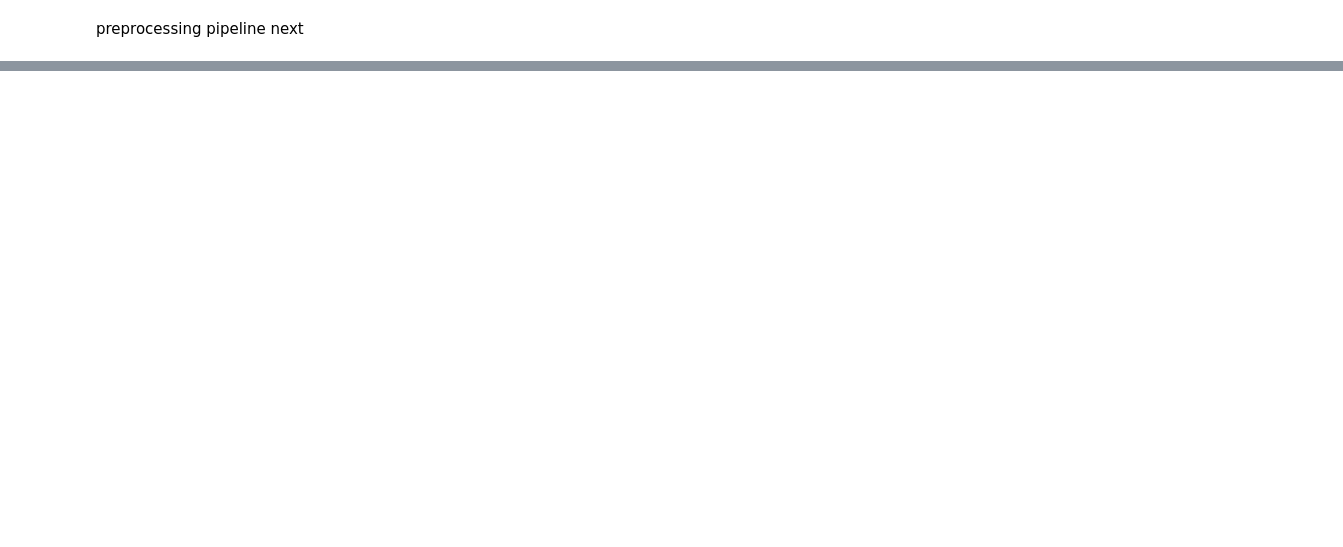
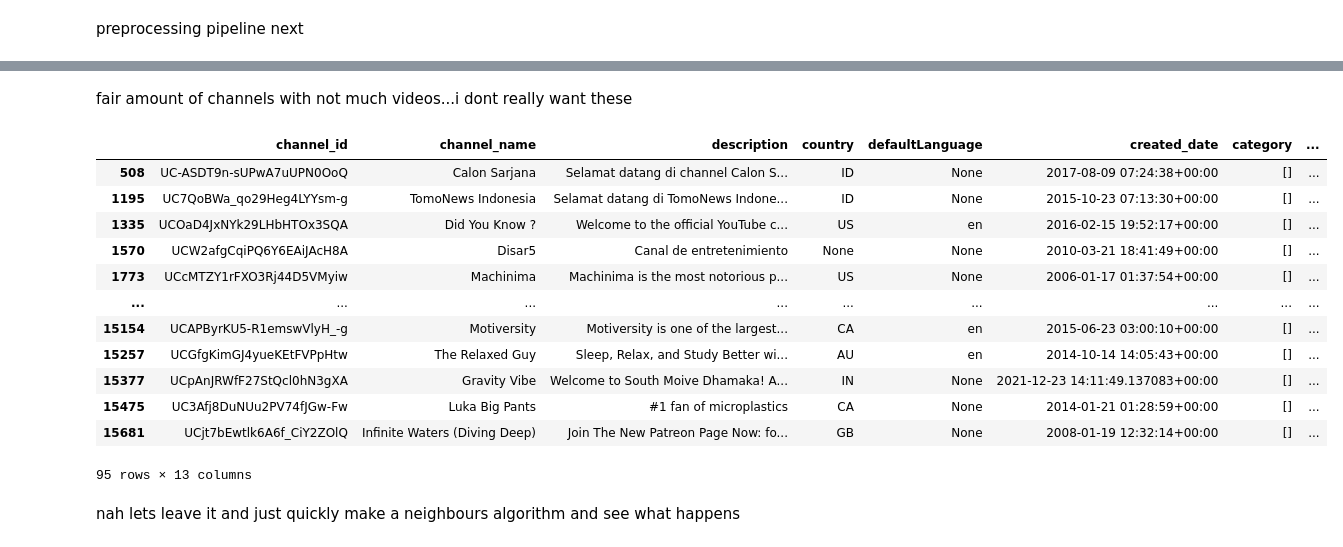
Before and after one commit to ricd99/ytrec, a Jupyter notebook: notebooks/EDA.ipynb, the cells around one changed output, grey strips where cells are left out. Saved outputs shown, nothing was run; the diff lists cells and outputs as text; code cells hidden in the pictures; blank space fills up the shorter version.

```diff
--- a/notebooks/EDA.ipynb
+++ b/notebooks/EDA.ipynb
@@ -154,0 +225,20 @@ preprocessing pipeline next
+# %% [markdown]
+fair amount of channels with not much videos...i dont really want these
+# %%
+df[df["category"].apply(lambda x: len(x) == 0)]
+# %% [output]
+|  | channel_id | channel_name | description | country | defaultLanguage | created_date | category | ... |
+| 508 | UC-ASDT9n-sUPwA7uUPN0OoQ | Calon Sarjana | Selamat datang di channel Calon S... | ID | None | 2017-08-09 07:24:38+00:00 | [] | ... |
+| 1195 | UC7QoBWa_qo29Heg4LYYsm-g | TomoNews Indonesia | Selamat datang di TomoNews Indone... | ID | None | 2015-10-23 07:13:30+00:00 | [] | ... |
+| 1335 | UCOaD4JxNYk29LHbHTOx3SQA | Did You Know ? | Welcome to the official YouTube c... | US | en | 2016-02-15 19:52:17+00:00 | [] | ... |
+| 1570 | UCW2afgCqiPQ6Y6EAiJAcH8A | Disar5 | Canal de entretenimiento | None | None | 2010-03-21 18:41:49+00:00 | [] | ... |
+| 1773 | UCcMTZY1rFXO3Rj44D5VMyiw | Machinima | Machinima is the most notorious p... | US | None | 2006-01-17 01:37:54+00:00 | [] | ... |
+| ... | ... | ... | ... | ... | ... | ... | ... | ... |
+| 15154 | UCAPByrKU5-R1emswVlyH_-g | Motiversity | Motiversity is one of the largest... | CA | en | 2015-06-23 03:00:10+00:00 | [] | ... |
+| 15257 | UCGfgKimGJ4yueKEtFVPpHtw | The Relaxed Guy | Sleep, Relax, and Study Better wi... | AU | en | 2014-10-14 14:05:43+00:00 | [] | ... |
+| 15377 | UCpAnJRWfF27StQcl0hN3gXA | Gravity Vibe | Welcome to South Moive Dhamaka! A... | IN | None | 2021-12-23 14:11:49.137083+00:00 | [] | ... |
+| 15475 | UC3Afj8DuNUu2PV74fJGw-Fw | Luka Big Pants | #1 fan of microplastics | CA | None | 2014-01-21 01:28:59+00:00 | [] | ... |
+| 15681 | UCjt7bEwtlk6A6f_CiY2ZOlQ | Infinite Waters (Diving Deep) | Join The New Patreon Page Now: fo... | GB | None | 2008-01-19 12:32:14+00:00 | [] | ... |
+95 rows × 13 columns
+# %% [markdown]
+nah lets leave it and just quickly make a neighbours algorithm and see what happens
```
Also changed, not shown: parts of 7 cells of this notebook, 1 other file.
